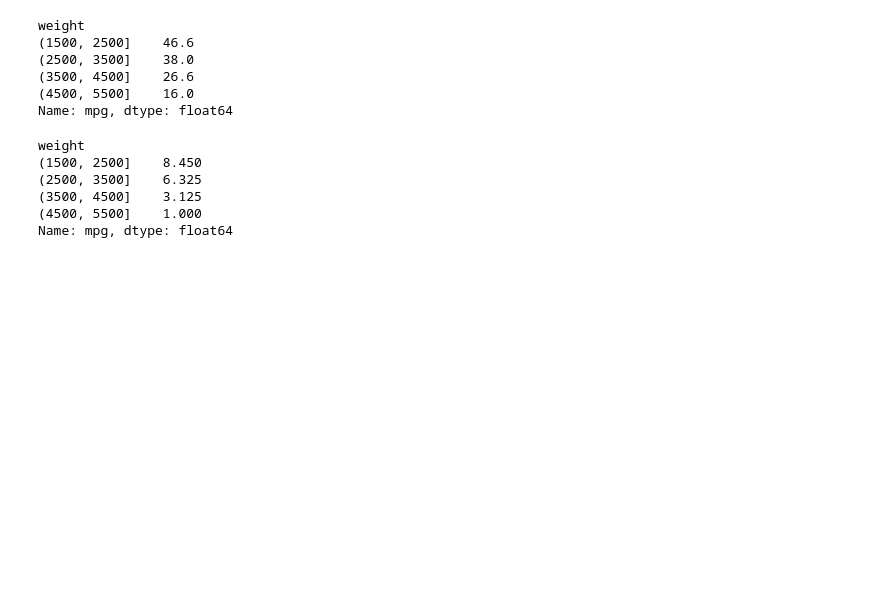
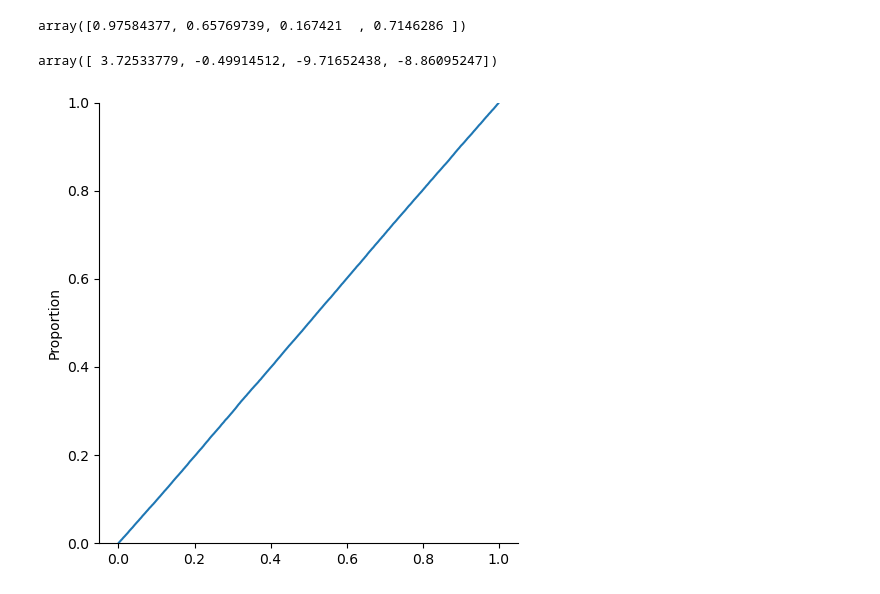
Before and after one commit to UD-Math-Data-Science-1/book, a Jupyter notebook: _notebooks/Example 2.17.ipynb, the cells around one changed output. Cells and saved outputs as stored; diff of their text form; code cells hidden in the pictures; blank space fills up the shorter version.

```diff
--- a/_notebooks/Example 2.17.ipynb
+++ b/_notebooks/Example 2.17.ipynb
@@ -51,24 +4,16 @@ Name: mpg, dtype: float64
-# %%
-cuts = pd.cut(cars["weight"], range(1500, 5800, 1000))
-by_weight = cars.groupby(cuts)
-by_weight["mpg"].max()
-# %% [output]
-weight
-(1500, 2500]    46.6
-(2500, 3500]    38.0
-(3500, 4500]    26.6
-(4500, 5500]    16.0
-Name: mpg, dtype: float64
-# %%
-def iqr(x):
-    q1, q3 = x.quantile( [.25, .75] )
-    return q3 - q1
-
-by_weight["mpg"].agg(iqr)
-# %% [output]
-weight
-(1500, 2500]    8.450
-(2500, 3500]    6.325
-(3500, 4500]    3.125
-(4500, 5500]    1.000
-Name: mpg, dtype: float64
+# %%
+from numpy.random import default_rng
+rng = default_rng(19716)    # setting an initial state
+# %%
+rng.uniform( 0, 1, size=4)
+# %% [output]
+array([0.97584377, 0.65769739, 0.167421  , 0.7146286 ])
+# %%
+rng.uniform( -10, 4, size=4)
+# %% [output]
+array([ 3.72533779, -0.49914512, -9.71652438, -8.86095247])
+# %%
+x = rng.uniform( size=100000 )
+sns.displot(x, kind="ecdf");
+# %% [output]
+[figure, added]
```
Also changed, not shown: parts of 6 cells of this notebook, 9 other files.
